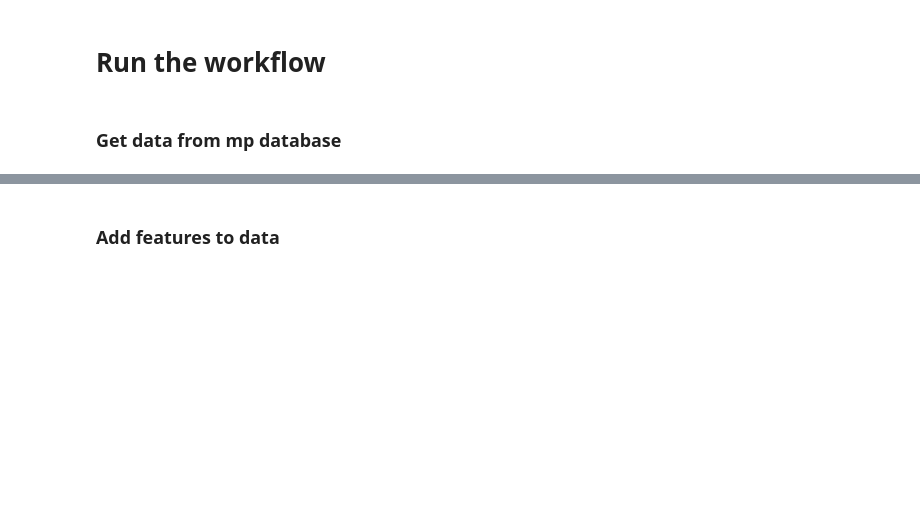
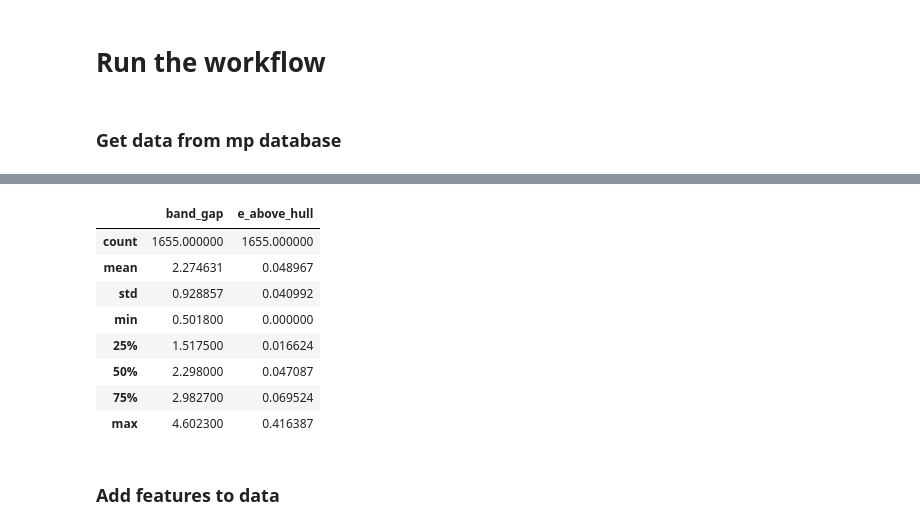
Before and after one commit to latmarat/ml-band-gaps, a Jupyter notebook: model_dev_workflow.ipynb, the cells around one changed output, grey strips where cells are left out. Cells and saved outputs as stored; diff of their text form; code cells hidden in the pictures; blank space fills up the shorter version.

```diff
--- a/model_dev_workflow.ipynb
+++ b/model_dev_workflow.ipynb
@@ -11,7 +11,7 @@ pname = 'band_gap' #@param {type:"string"}
 save_flag = False #@param {type:"boolean"}
 
 dpath = '' #@param {type:"string"}
-dname = '' #@param {type:"string"}
+dname = 'LiFeO_bg' #@param {type:"string"}
 
 if dname == None or dname == '':
   dname = pname
@@ -66,31 +67,47 @@ if save_flag:
 # %% [markdown]
 ## Getting data
 # %%
-def query_data(pname,api_key,save=False,dname=None,path=''):
+def query_data(pname,api_key,save=False,dname=None,path='',elems='',pmin=None,pmax=None,stab=None):
 
   mpdr = MPDataRetrieval(api_key)
 
-  # query properties
-  props = mpdr.get_dataframe(criteria={pname: {"$exists": True},
-                                        "elements": {"$all": ["Li", "Fe", "O"]},
-                                      ("{}.warnings".format(pname)): None},
-                              properties=['pretty_formula',pname,'e_above_hull'])
+  # construct dict for criteria based on user inpu
+  cri={pname: {"$exists": True,'$gt':0.0},
+          ("{}.warnings".format(pname)): None}
+  if pmin:
+    cri[pname].update({'$gt':pmin})
+  if pmax:
+    cri[pname].update({'$lt':pmax})
+  if np.sum([bool(re.search('[a-zA-Z]', item)) for item in elems]):
+    cri['elements'] = {'$all':elems}
+  if stab:
+    cri['e_above_hull'] = {"$lt": stab}
+
+  # load data
+  props = mpdr.get_dataframe(criteria=cri,
+                           properties=['pretty_formula',pname,'e_above_hull'])
+
   print("There are {} entries satisfying criteria".format(props[pname].count()))
 
   # Load crystal structures
   # initialize dataframe
   structures = pd.DataFrame(columns=['structure'])
 
-  # lists of mp ids to avo
+  # lists of mp ids to avoid server-side errors
   chunk_size = 1000
   mp_ids = props.index.tolist()
   sublists = [mp_ids[i:i+chunk_size] for i in range(0, len(mp_ids), chunk_size)]
 
   # query structures
+  print('Loading structures...')
   for sublist in sublists:
     structures = structures.append(mpdr.get_dataframe({"material_id":{"$in": sublist}}, ['structure']))
 
   data = pd.concat([props,structures],axis=1)
+
+  # if limit:
+  #  data = filter_data(data,elems,pname,pmin,pmax,stab)
+  #  print('Filters applied, %d entries left' % len(data))
 
   if save:
     if not dname:
@@ -439,3 +463,15 @@ Wall time: 24.9 s
+# %%
+data.describe()
+# %% [output]
+|  | band_gap | e_above_hull |
+| count | 1655.000000 | 1655.000000 |
+| mean | 2.274631 | 0.048967 |
+| std | 0.928857 | 0.040992 |
+| min | 0.501800 | 0.000000 |
+| 25% | 1.517500 | 0.016624 |
+| 50% | 2.298000 | 0.047087 |
+| 75% | 2.982700 | 0.069524 |
+| max | 4.602300 | 0.416387 |
 # %% [markdown]
 ### Add features to data
 # %%
```
Also changed, not shown: parts of 14 cells of this notebook.
